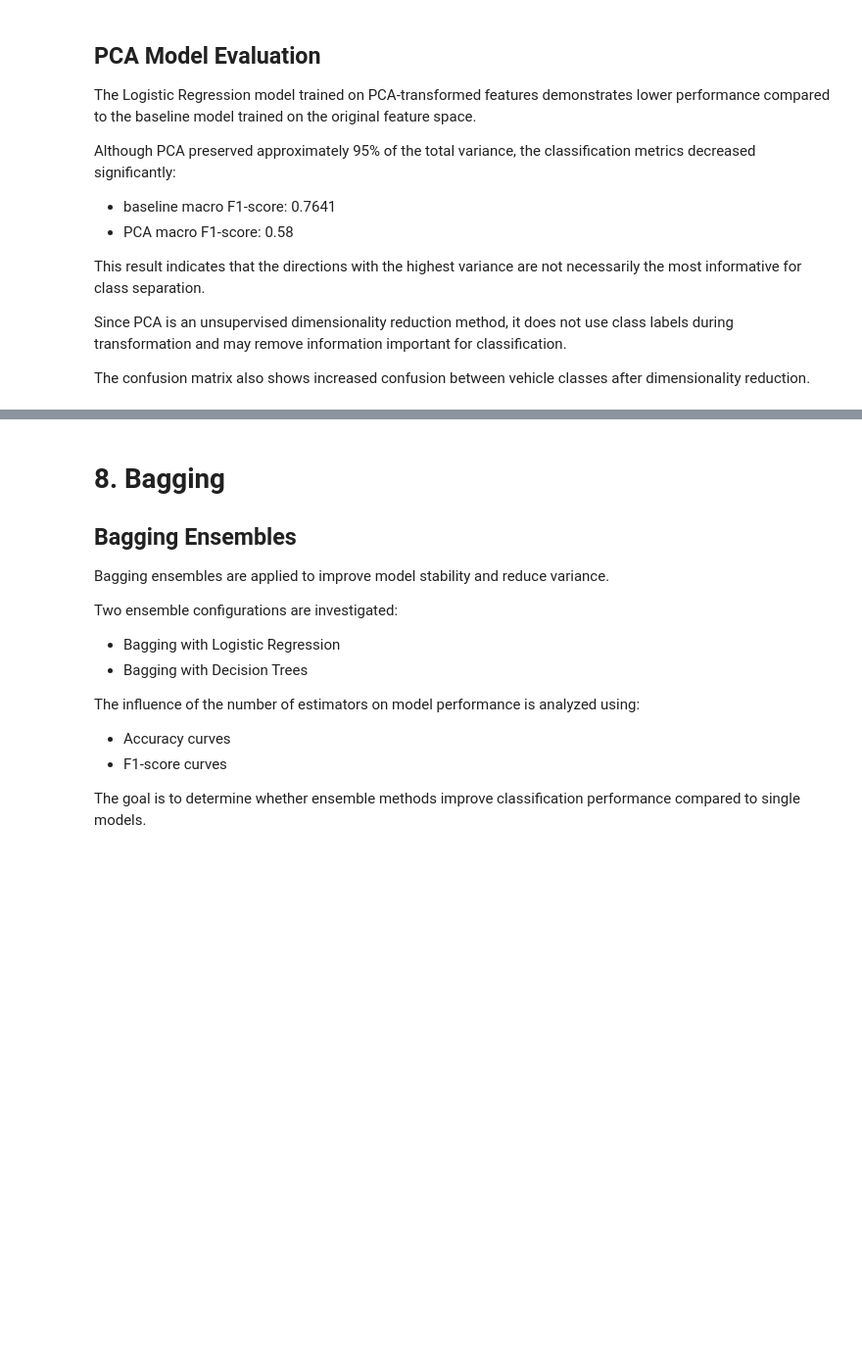
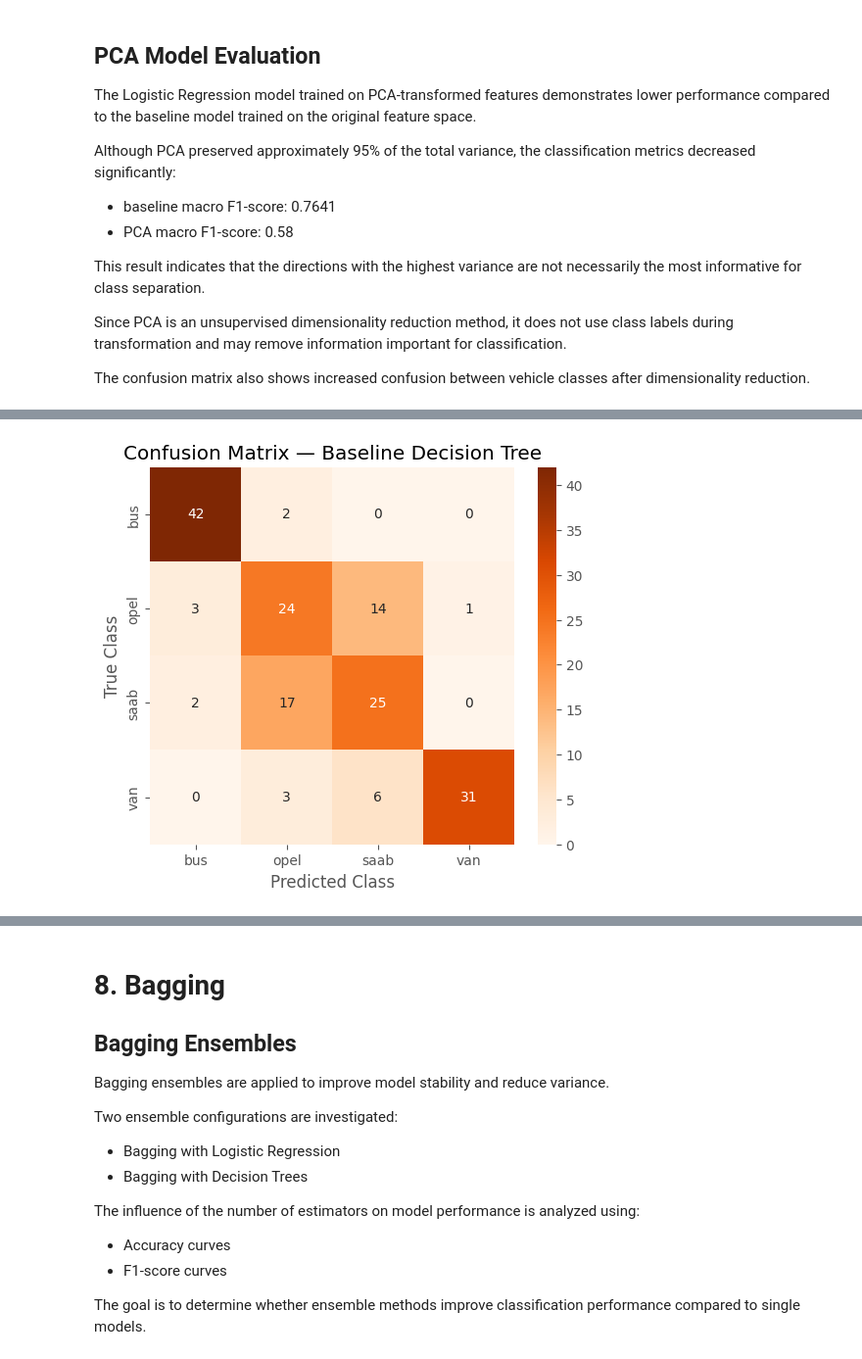
Before and after one commit to Haruw09/vehicle-silhouettes-ml-pipeline, a Jupyter notebook: notebooks/ml_pipeline.ipynb, the cells around one changed output, grey strips where cells are left out. Shown at 98% size. Drawn from its saved outputs; the diff is of its cells as text; code cells hidden in the pictures; blank space fills up the shorter version.

Commit message:
Implement decision tree classification and hyperparameter tuning

```diff
--- a/notebooks/ml_pipeline.ipynb
+++ b/notebooks/ml_pipeline.ipynb
@@ -714,0 +732,6 @@ The Decision Tree model is compared with Logistic Regression to analyze the impa
+# %%
+tree_baseline = DecisionTreeClassifier(
+    random_state=42
+)
+
+tree_baseline.fit(X_train, y_train)
@@ -714,0 +744,2 @@ The Decision Tree model is compared with Logistic Regression to analyze the impa
+# %%
+y_pred_tree_baseline = tree_baseline.predict(X_test)
@@ -714,0 +781,24 @@ The Decision Tree model is compared with Logistic Regression to analyze the impa
+# %%
+conf_matrix_tree = confusion_matrix(
+    y_test,
+    y_pred_tree_baseline
+)
+
+plt.figure(figsize=(6, 5))
+
+sns.heatmap(
+    conf_matrix_tree,
+    annot=True,
+    fmt="d",
+    cmap="Oranges",
+    xticklabels=tree_baseline.classes_,
+    yticklabels=tree_baseline.classes_
+)
+
+plt.title("Confusion Matrix — Baseline Decision Tree")
+plt.xlabel("Predicted Class")
+plt.ylabel("True Class")
+
+plt.show()
+# %% [output]
+[figure, added]
```
Also changed, not shown: parts of 18 cells of this notebook.
